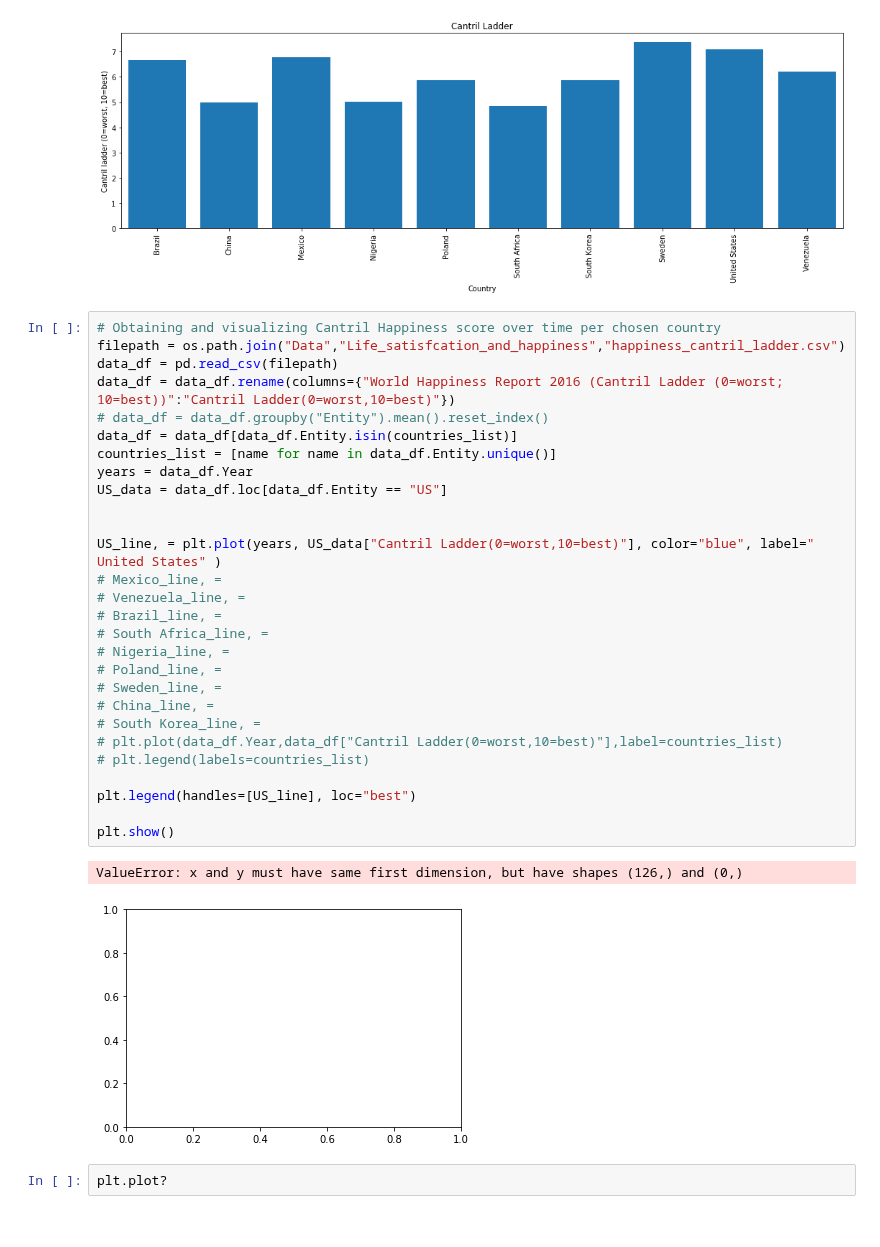
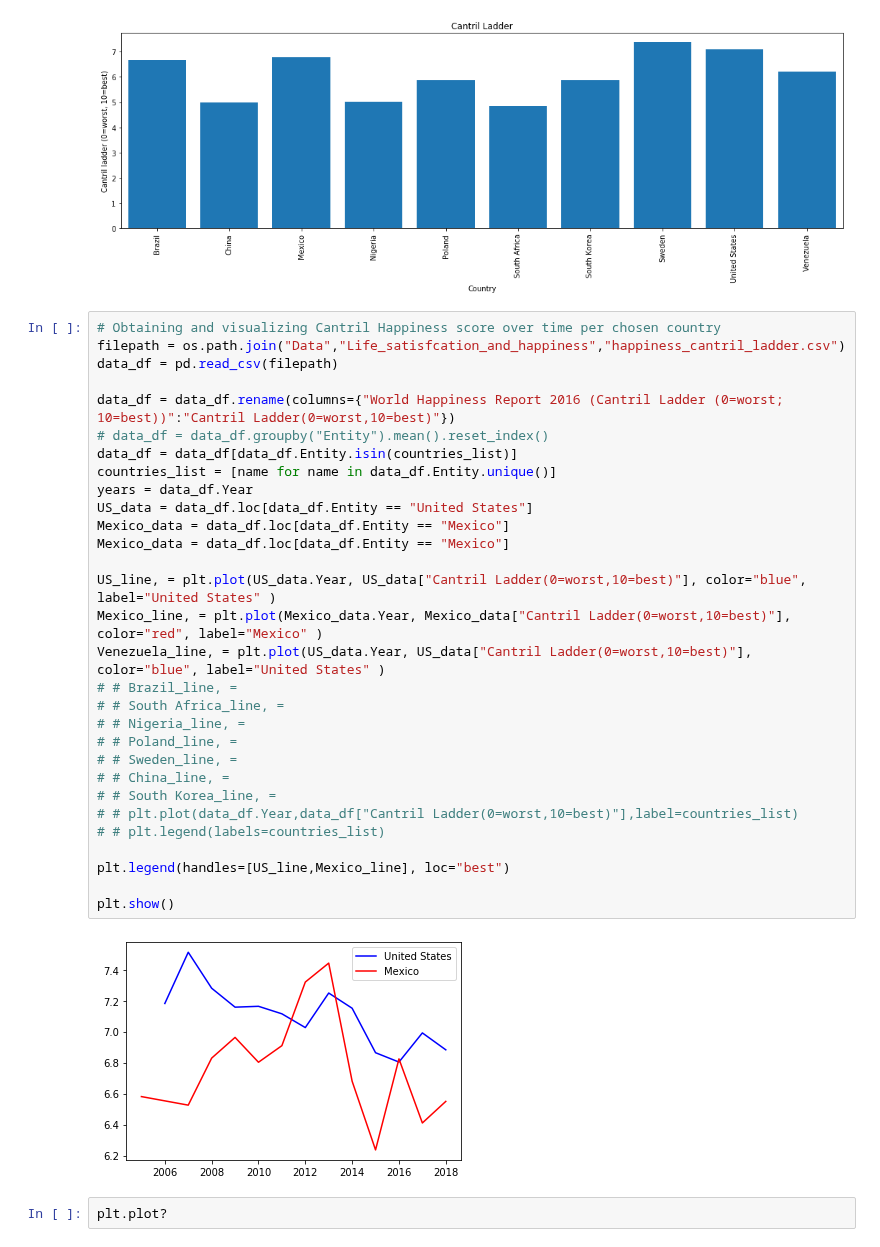
Before and after one commit to JeremyBrent/RUDS_project_1, a Jupyter notebook: Data_analysis.ipynb, the cells around one changed output. Drawn from its saved outputs; the diff is of its cells as text.

```diff
--- a/Data_analysis.ipynb
+++ b/Data_analysis.ipynb
@@ -48,34 +51,35 @@ plt.show()
 # %%
 # Obtaining and visualizing Cantril Happiness score over time per chosen country
 filepath = os.path.join("Data","Life_satisfcation_and_happiness","happiness_cantril_ladder.csv")
 data_df = pd.read_csv(filepath)
+
 data_df = data_df.rename(columns={"World Happiness Report 2016 (Cantril Ladder (0=worst; 10=best))":"Cantril Ladder(0=worst,10=best)"})
 # data_df = data_df.groupby("Entity").mean().reset_index()
 data_df = data_df[data_df.Entity.isin(countries_list)]
 countries_list = [name for name in data_df.Entity.unique()]
 years = data_df.Year
-US_data = data_df.loc[data_df.Entity == "US"]
+US_data = data_df.loc[data_df.Entity == "United States"]
+Mexico_data = data_df.loc[data_df.Entity == "Mexico"]
+Mexico_data = data_df.loc[data_df.Entity == "Mexico"]
 
+US_line, = plt.plot(US_data.Year, US_data["Cantril Ladder(0=worst,10=best)"], color="blue", label="United States" )
+Mexico_line, = plt.plot(Mexico_data.Year, Mexico_data["Cantril Ladder(0=worst,10=best)"], color="red", label="Mexico" )
+Venezuela_line, = plt.plot(US_data.Year, US_data["Cantril Ladder(0=worst,10=best)"], color="blue", label="United States" )
+# # Brazil_line, =
+# # South Africa_line, =
+# # Nigeria_line, =
+# # Poland_line, =
+# # Sweden_line, =
+# # China_line, =
+# # South Korea_line, =
+# # plt.plot(data_df.Year,data_df["Cantril Ladder(0=worst,10=best)"],label=countries_list)
+# # plt.legend(labels=countries_list)
 
-US_line, = plt.plot(years, US_data["Cantril Ladder(0=worst,10=best)"], color="blue", label=" United States" )
-# Mexico_line, =
-# Venezuela_line, =
-# Brazil_line, =
-# South Africa_line, =
-# Nigeria_line, =
-# Poland_line, =
-# Sweden_line, =
-# China_line, =
-# South Korea_line, =
-# plt.plot(data_df.Year,data_df["Cantril Ladder(0=worst,10=best)"],label=countries_list)
-# plt.legend(labels=countries_list)
-
-plt.legend(handles=[US_line], loc="best")
+plt.legend(handles=[US_line,Mexico_line], loc="best")
 
 plt.show()
 # %% [output]
-ValueError: x and y must have same first dimension, but have shapes (126,) and (0,)
-[figure, old version]
+[figure, new version]
 # %%
 plt.plot?
 # %%
```
Also changed, not shown: parts of 1 cell of this notebook.
